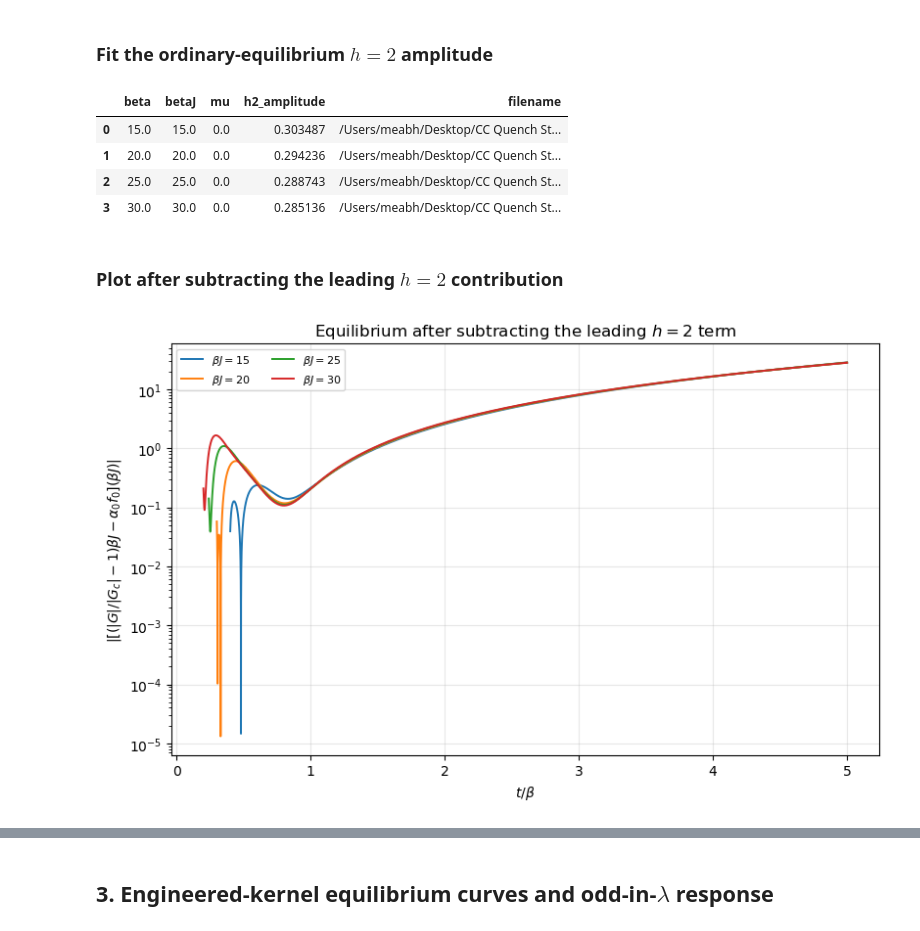
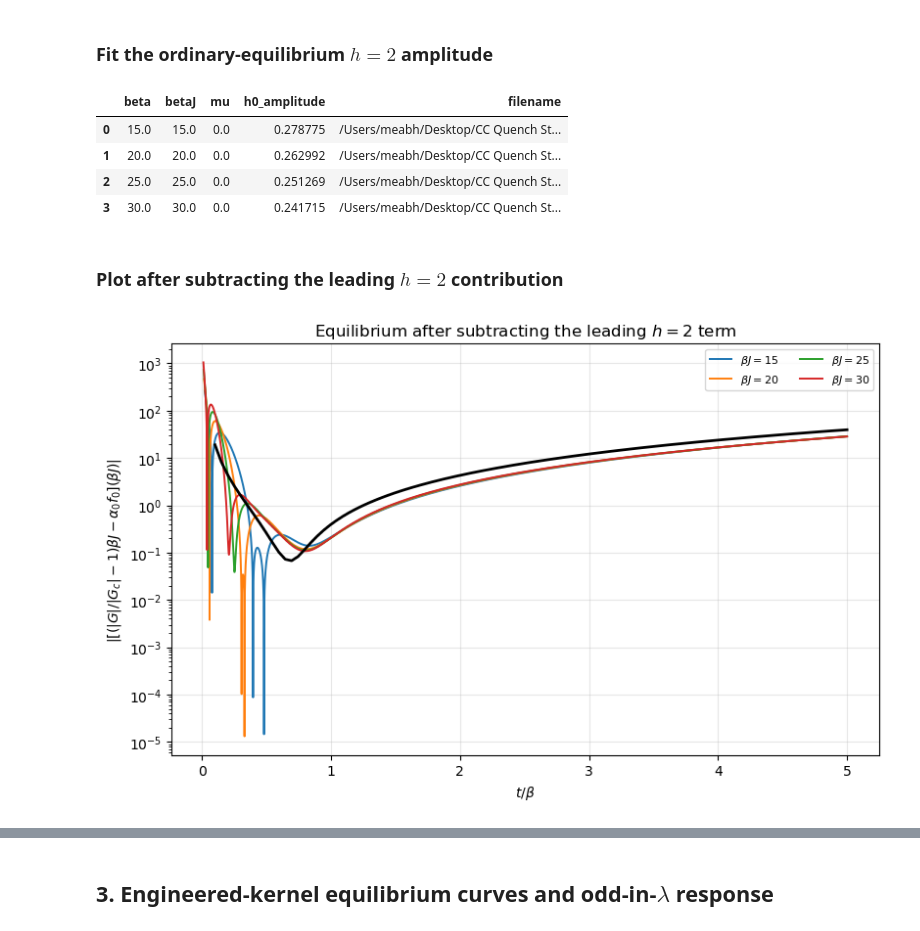
Before and after one commit to meabhallen/sykquench, a Jupyter notebook: syk_realtime_kernel.ipynb, the cells around one changed output, grey strips where cells are left out. Drawn from its saved outputs; the diff is of its cells as text; code cells hidden in the pictures.

```diff
--- a/syk_realtime_kernel.ipynb
+++ b/syk_realtime_kernel.ipynb
@@ -266,7 +274,7 @@ def Gc_complex(t, beta, J):
     )
 
 
-def phi_h2(x):
+def f_h0(x):
     # Here tanh^{-1} means coth = 1/tanh, matching the existing notebook.
     return (2 * np.pi * x + np.pi) / np.tanh(np.pi * x) - 2
 
@@ -397,14 +423,22 @@ for _, row in df_eq_plot.sort_values("beta").iterrows():
 
     ax.plot(
         t[keep] / beta,
-        np.abs(np.imag(G[keep])),
+        np.abs(np.imag(G[keep]))*beta**0.5,
         lw=1.5,
         label=rf"$\beta J={beta * row['J4']:g}$",
     )
 
+ax.plot(
+    np.linspace(0.1,5,100),
+    2/np.pi*(np.sinh(np.pi*np.linspace(0.1,3,100)))**(-1/2),
+    color="black",
+    lw=2,
+    label=(r"$2/\pi \sinh(\pi t/\beta)^{-2\Delta}$"),
+)
+
 ax.set_xlabel(r"$t/\beta$")
-ax.set_ylabel(r"$|\operatorname{Im}G(0,t)|$")
-ax.set_title(r"Equilibrium $|\operatorname{Im}G(0,t)|$")
+ax.set_ylabel(r"$|\operatorname{Im}G(t)|\beta^{2\Delta}$")
+ax.set_title(r"Equilibrium $|\operatorname{Im}G(t)|\beta^{2\Delta}$")
 ax.grid(alpha=0.3)
 ax.set_yscale('log')
 ax.legend(fontsize=8, ncol=2)
@@ -474,7 +508,7 @@ plt.show()
 # %% [markdown]
 ### Fit the ordinary-equilibrium $h=2$ amplitude
 # %%
-ordinary_h2_rows = []
+ordinary_h0_rows = []
 
 for _, row in df_eq_plot.sort_values("beta").iterrows():
     J = float(row["J4"])
@@ -492,28 +526,28 @@ for _, row in df_eq_plot.sort_values("beta").iterrows():
     fit = (
         np.isfinite(correction)
         & (x >= fit_lo)
-        & (x <= h2_fit_x_max)
+        & (x <= h0_fit_x_max)
     )
 
-    phi = phi_h2(x[fit])
-    amplitude = np.dot(phi, correction[fit]) / np.dot(phi, phi)
+    f = f_h0(x[fit])
+    amplitude = np.dot(f, correction[fit]) / np.dot(f, f)
 
-    ordinary_h2_rows.append({
+    ordinary_h0_rows.append({
         "beta": beta,
         "betaJ": beta * J,
         "mu": float(row["mu"]),
-        "h2_amplitude": amplitude,
+        "h0_amplitude": amplitude,
         "filename": row["filename"],
     })
 
-df_h2_ordinary = pd.DataFrame(ordinary_h2_rows)
-display(df_h2_ordinary)
+df_h0_ordinary = pd.DataFrame(ordinary_h0_rows)
+display(df_h0_ordinary)
 # %% [output]
-|  | beta | betaJ | mu | h2_amplitude | filename |
-| 0 | 15.0 | 15.0 | 0.0 | 0.303487 | /Users/meabh/Desktop/CC Quench St... |
-| 1 | 20.0 | 20.0 | 0.0 | 0.294236 | /Users/meabh/Desktop/CC Quench St... |
-| 2 | 25.0 | 25.0 | 0.0 | 0.288743 | /Users/meabh/Desktop/CC Quench St... |
-| 3 | 30.0 | 30.0 | 0.0 | 0.285136 | /Users/meabh/Desktop/CC Quench St... |
+|  | beta | betaJ | mu | h0_amplitude | filename |
+| 0 | 15.0 | 15.0 | 0.0 | 0.278775 | /Users/meabh/Desktop/CC Quench St... |
+| 1 | 20.0 | 20.0 | 0.0 | 0.262992 | /Users/meabh/Desktop/CC Quench St... |
+| 2 | 25.0 | 25.0 | 0.0 | 0.251269 | /Users/meabh/Desktop/CC Quench St... |
+| 3 | 30.0 | 30.0 | 0.0 | 0.241715 | /Users/meabh/Desktop/CC Quench St... |
 # %% [markdown]
 ### Plot after subtracting the leading $h=2$ contribution
 # %%
@@ -528,33 +562,43 @@ for _, row in df_eq_plot.sort_values("beta").iterrows():
     x_min_row = 3*uv_t_plot_min(J=J) / beta
     ratio = np.abs(np.imag(G)) / Gc_im_abs(t, beta, J)
 
-    leading = alpha0_original * phi_h2(x)
+    leading = alpha0_original * f_h0(x)
     residual = ((ratio - 1) * beta * J - leading) * beta * J
 
     keep = (
         np.isfinite(residual)
         & (np.abs(residual) > 0)
         & (x >= x_min_row)
         & (x <= x_plot_max)
     )
 
     ax.plot(
         x[keep],
         np.abs(residual[keep]),
         lw=1.4,
         label=rf"$\beta J={beta * J:g}$",
     )
 
+ax.plot(
+    np.linspace(0.1,5,100),
+    a00 * alpha0_original**2 * f_00(np.linspace(0.1,5,100))/0.75,
+    color="black",
+    lw=2,
+    #label=(r"$a_{00}\alpha_{00}^2[\tanh^{-1}(\pi t/\beta)"r"(2\pi t/\beta+\pi)-2]$"),
+)
+#ax.plot(np.linspace(0.1,3,100),a00 * alpha0_original**2 * f_00_v2(np.linspace(0.1,3,100)),color="purple",lw=2,ls="--",
+    #label=r"$a_{00}\alpha_0^2\,f_{00}^{v2}(x)$ ($\beta J{=}30$-refit $A,B,C$)",
+#)
 #ax.set_xscale("log")
 ax.set_yscale("log")
 ax.set_xlabel(r"$t/\beta$")
 ax.set_ylabel(
     r"$|[(|G|/|G_c|-1)\beta J-\alpha_0 f_0](\beta J)|$"
 )
 ax.set_title(r"Equilibrium after subtracting the leading $h=2$ term")
 ax.grid(alpha=0.3)
 ax.legend(fontsize=8, ncol=2)
 fig.tight_layout()
 plt.show()
 # %% [output]
-[figure, old version]
+[figure, new version]
```
Also changed, not shown: parts of 35 cells of this notebook.
